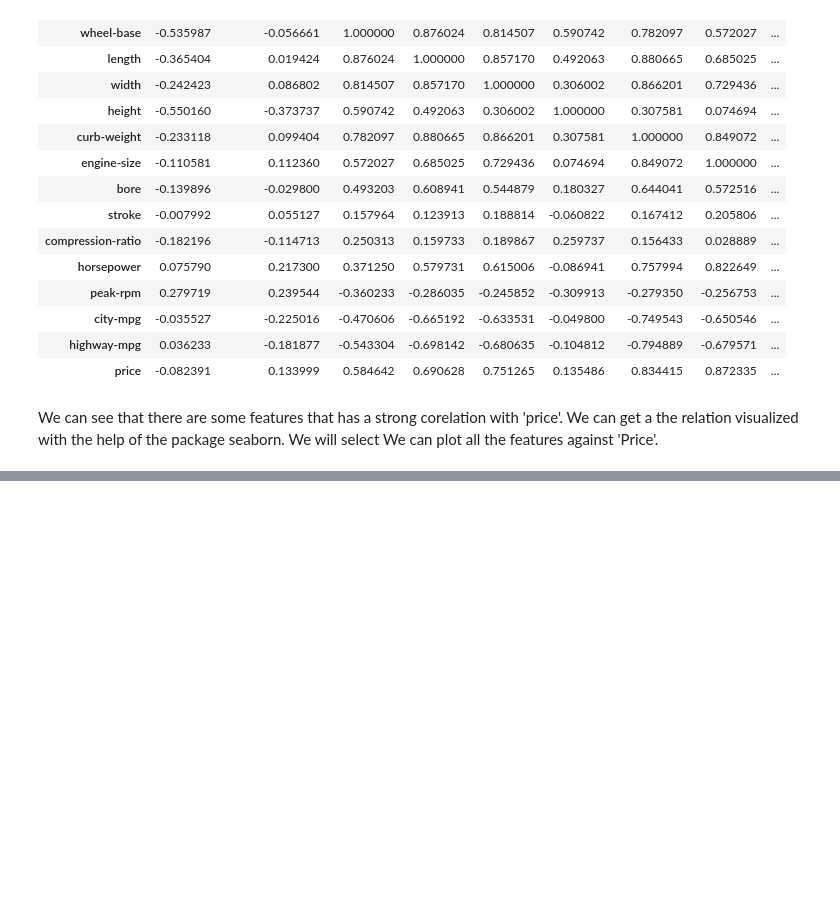
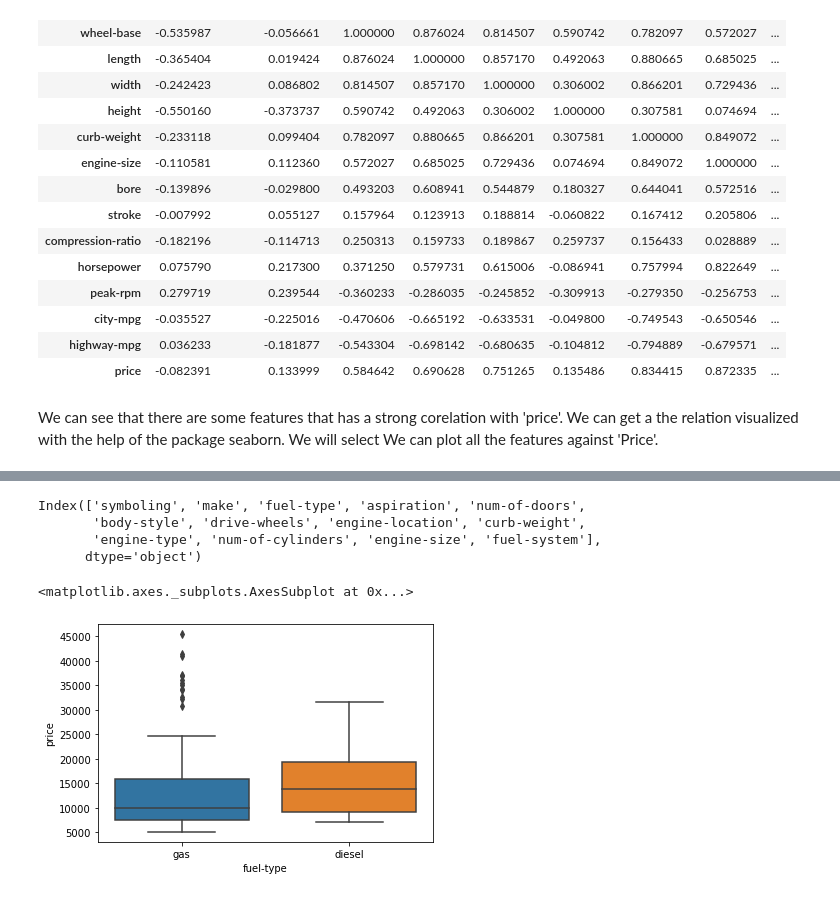
Before and after one commit to arifmujib/Final-GitHub-Projects, a Jupyter notebook: Project Cleaning and Analyzing Data.ipynb, the cells around one changed output, grey strips where cells are left out. Cells and saved outputs as stored; diff of their text form; code cells hidden in the pictures; blank space fills up the shorter version.

```diff
--- a/Project Cleaning and Analyzing Data.ipynb
+++ b/Project Cleaning and Analyzing Data.ipynb
@@ -275,0 +298,5 @@ plt.scatter(a,b)
+# %%
+df['city-mpg']= np.log(df['city-mpg'])
+df['highway-mpg'] = np.log(df['highway-mpg'])
+
+df.head()
@@ -275,0 +311,12 @@ plt.scatter(a,b)
+# %%
+df.select_dtypes(exclude='float').columns
+# %% [output]
+Index(['symboling', 'make', 'fuel-type', 'aspiration', 'num-of-doors',
+       'body-style', 'drive-wheels', 'engine-location', 'curb-weight',
+       'engine-type', 'num-of-cylinders', 'engine-size', 'fuel-system'],
+      dtype='object')
+# %%
+sns.boxplot(df['fuel-type'], df['price'])
+# %% [output]
+<matplotlib.axes._subplots.AxesSubplot at 0x...>
+[figure, added]
```
Also changed, not shown: parts of 8 cells of this notebook.
